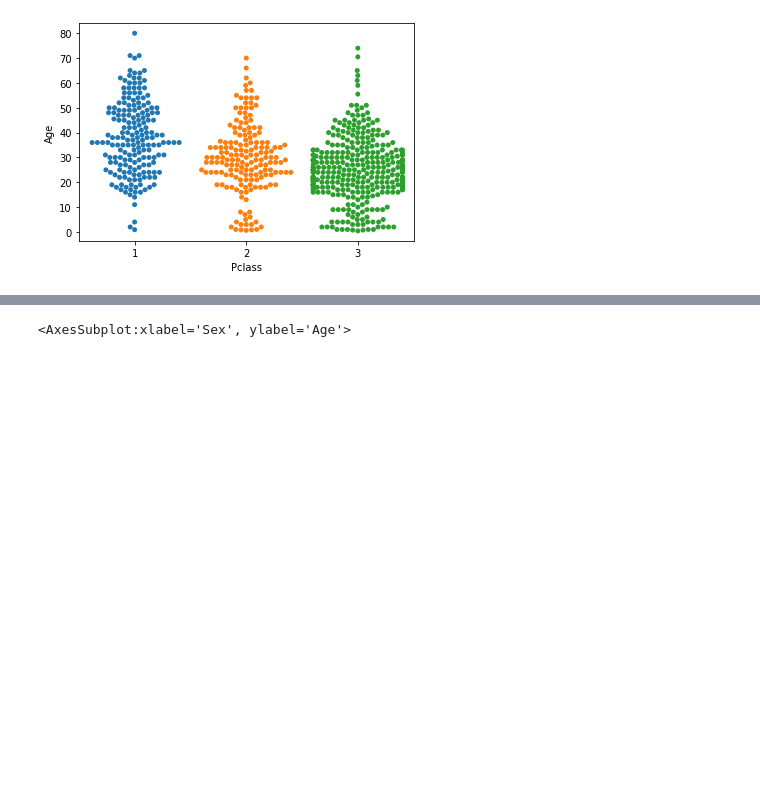
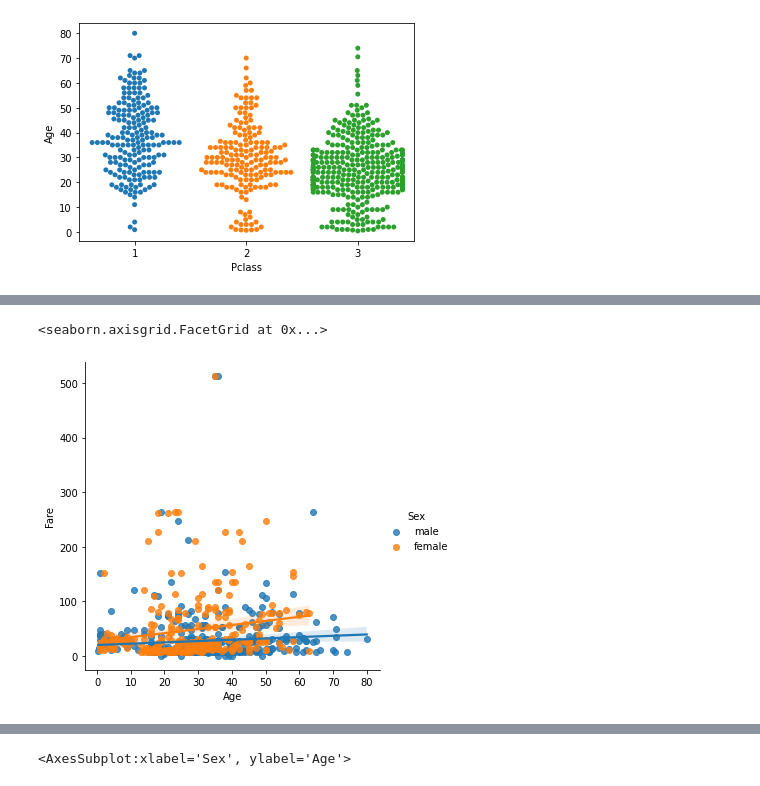
Before and after one commit to tqnvo/kaggle, a Jupyter notebook: ml-titanic-survivor.ipynb, the cells around one changed output, grey strips where cells are left out. Cells and saved outputs as stored; diff of their text form; code cells hidden in the pictures; blank space fills up the shorter version.

```diff
--- a/ml-titanic-survivor.ipynb
+++ b/ml-titanic-survivor.ipynb
@@ -33,0 +42,8 @@ sns.swarmplot(x=train_data['Pclass'],
+# %%
+sns.lmplot(x='Age',
+           y='Fare',
+           hue="Sex",
+           data=train_data)
+# %% [output]
+<seaborn.axisgrid.FacetGrid at 0x...>
+[figure, added]
```
Also changed, not shown: parts of 3 cells of this notebook.
